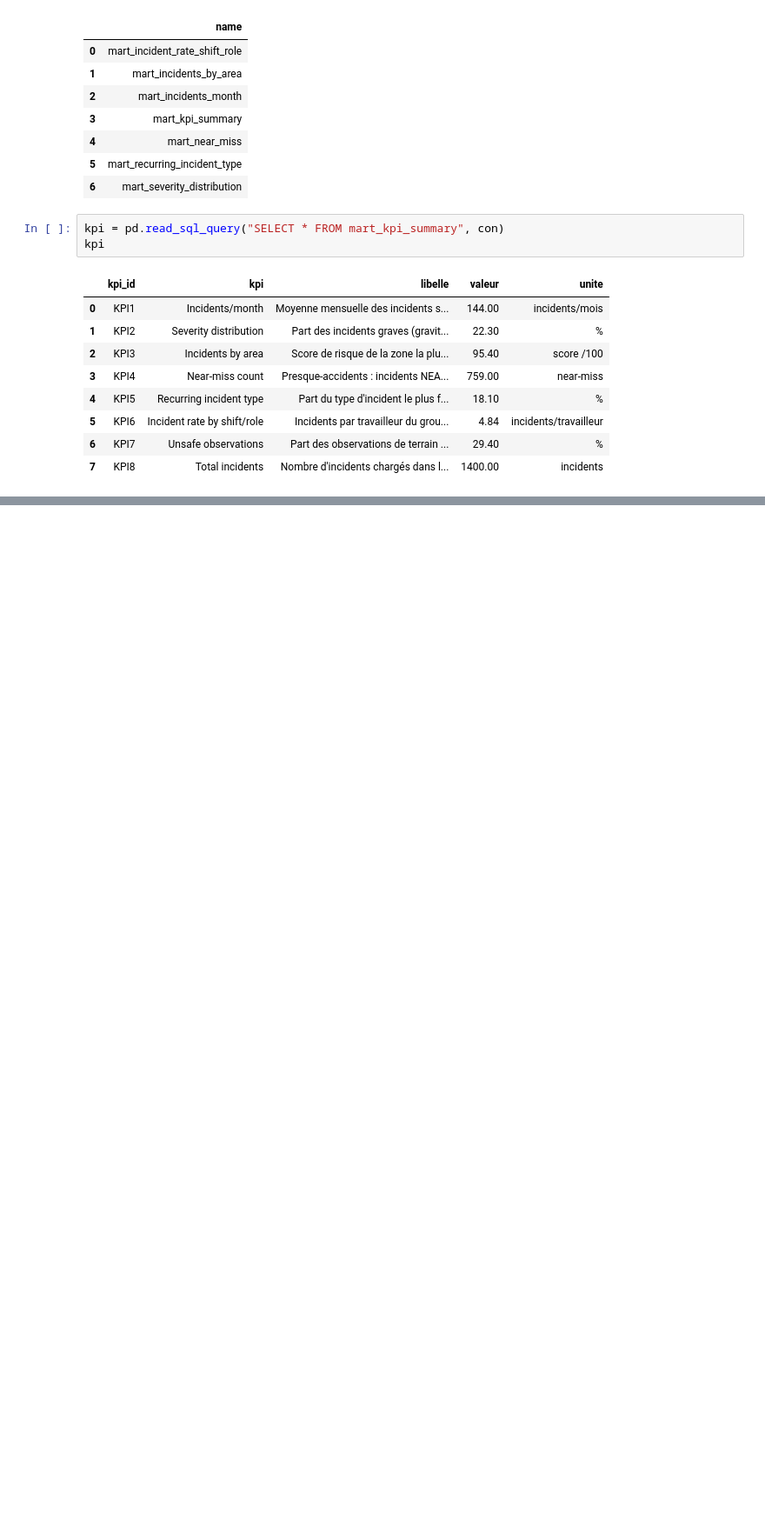
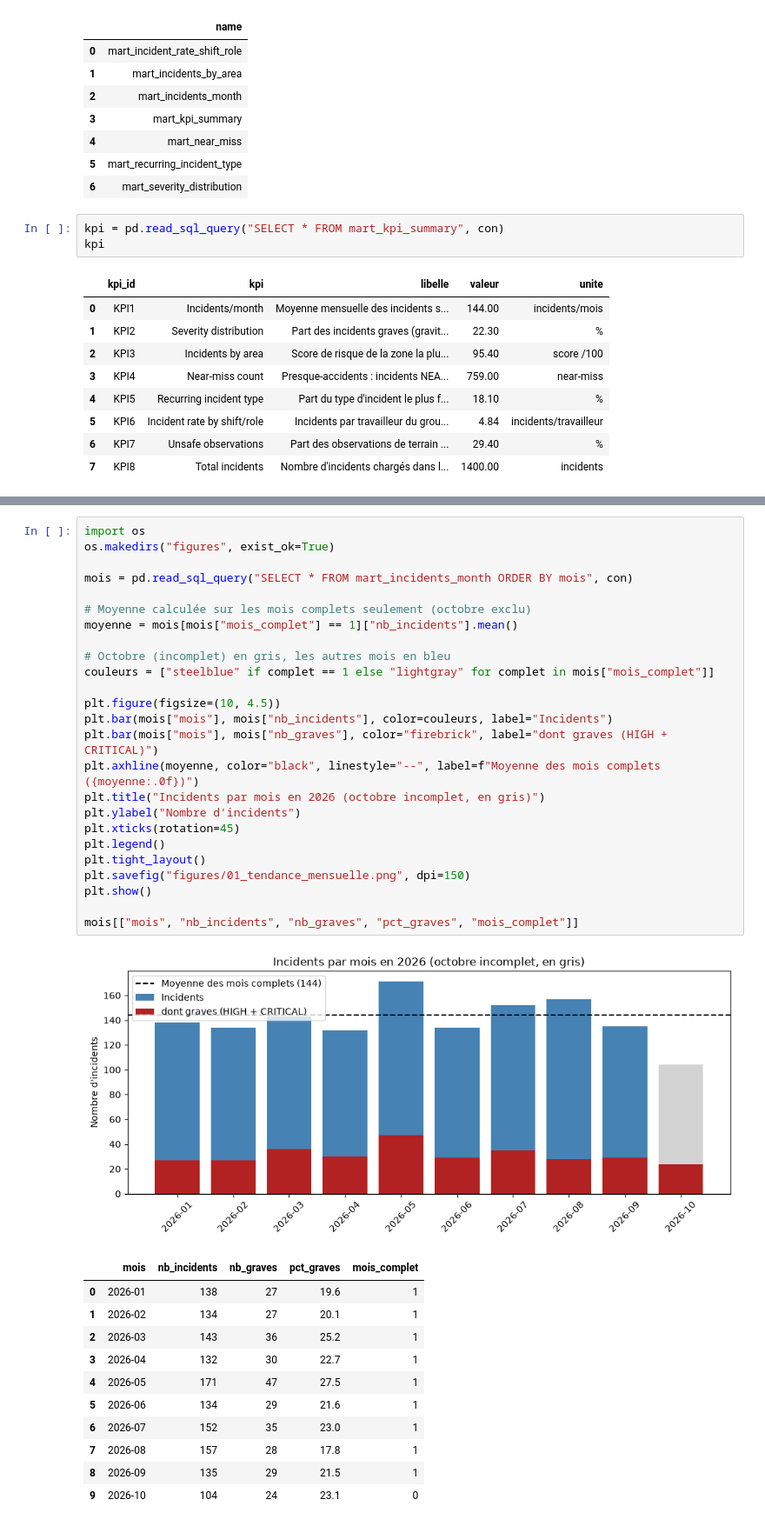
Before and after one commit to fatouu50/Port-Safety-Incident-Analytics-M2-IAMD-Gestion-des-Donn-es-Massives-, a Jupyter notebook: 07_EDA/eda_projet11.ipynb, the cells around one changed output, grey strips where cells are left out. Shown at 87% size. Cells and saved outputs as stored; diff of their text form; blank space fills up the shorter version.

Commit message:
07_EDA : graphique 1, tendance mensuelle

```diff
--- a/07_EDA/eda_projet11.ipynb
+++ b/07_EDA/eda_projet11.ipynb
@@ -34,0 +38,38 @@ kpi
+# %%
+import os
+os.makedirs("figures", exist_ok=True)
+
+mois = pd.read_sql_query("SELECT * FROM mart_incidents_month ORDER BY mois", con)
+
+# Moyenne calculée sur les mois complets seulement (octobre exclu)
+moyenne = mois[mois["mois_complet"] == 1]["nb_incidents"].mean()
+
+# Octobre (incomplet) en gris, les autres mois en bleu
+couleurs = ["steelblue" if complet == 1 else "lightgray" for complet in mois["mois_complet"]]
+
+plt.figure(figsize=(10, 4.5))
+plt.bar(mois["mois"], mois["nb_incidents"], color=couleurs, label="Incidents")
+plt.bar(mois["mois"], mois["nb_graves"], color="firebrick", label="dont graves (HIGH + CRITICAL)")
+plt.axhline(moyenne, color="black", linestyle="--", label=f"Moyenne des mois complets ({moyenne:.0f})")
+plt.title("Incidents par mois en 2026 (octobre incomplet, en gris)")
+plt.ylabel("Nombre d'incidents")
+plt.xticks(rotation=45)
+plt.legend()
+plt.tight_layout()
+plt.savefig("figures/01_tendance_mensuelle.png", dpi=150)
+plt.show()
+
+mois[["mois", "nb_incidents", "nb_graves", "pct_graves", "mois_complet"]]
+# %% [output]
+[figure, added]
+|  | mois | nb_incidents | nb_graves | pct_graves | mois_complet |
+| 0 | 2026-01 | 138 | 27 | 19.6 | 1 |
+| 1 | 2026-02 | 134 | 27 | 20.1 | 1 |
+| 2 | 2026-03 | 143 | 36 | 25.2 | 1 |
+| 3 | 2026-04 | 132 | 30 | 22.7 | 1 |
+| 4 | 2026-05 | 171 | 47 | 27.5 | 1 |
+| 5 | 2026-06 | 134 | 29 | 21.6 | 1 |
+| 6 | 2026-07 | 152 | 35 | 23.0 | 1 |
+| 7 | 2026-08 | 157 | 28 | 17.8 | 1 |
+| 8 | 2026-09 | 135 | 29 | 21.5 | 1 |
+| 9 | 2026-10 | 104 | 24 | 23.1 | 0 |
```
Also changed, not shown: parts of 2 cells of this notebook, 1 other file.
